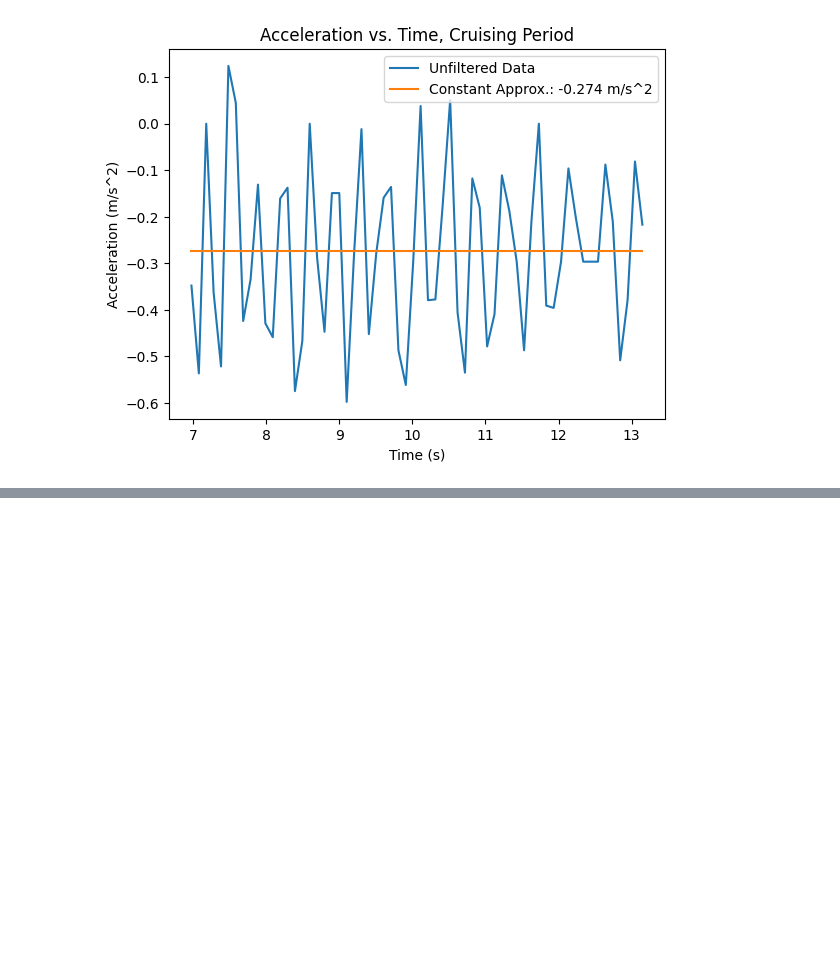
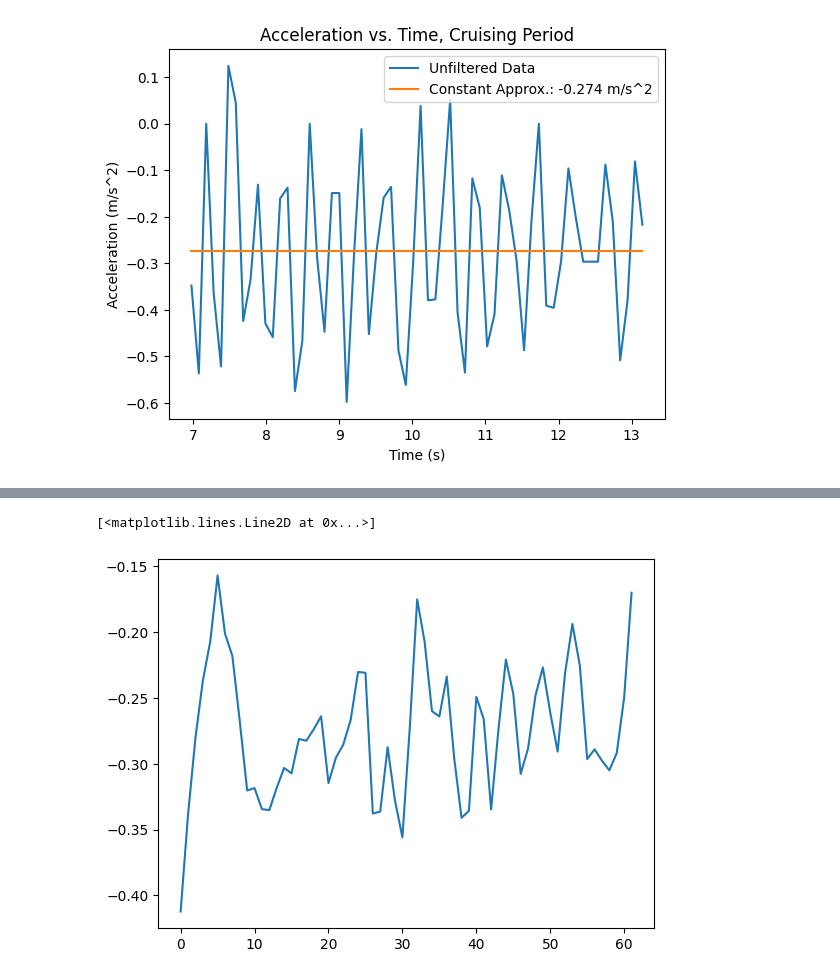
Before and after one commit to UBC-Solar/data_analysis, a Jupyter notebook: motor_analysis/motor_testing_april_6.ipynb, the cells around one changed output, grey strips where cells are left out. Drawn from its saved outputs; the diff is of its cells as text; code cells hidden in the pictures; blank space fills up the shorter version.

```diff
--- a/motor_analysis/motor_testing_april_6.ipynb
+++ b/motor_analysis/motor_testing_april_6.ipynb
@@ -142,0 +156,8 @@ plt.show()
+# %%
+from scipy.signal import savgol_filter
+
+filtered_cruising_acceleration = savgol_filter(cruising_acceleration, window_length=10, polyorder=3)
+plt.plot(filtered_cruising_acceleration, label="Filtered Data")
+# %% [output]
+[<matplotlib.lines.Line2D at 0x...>]
+[figure, added]
```
Also changed, not shown: parts of 1 cell of this notebook.
